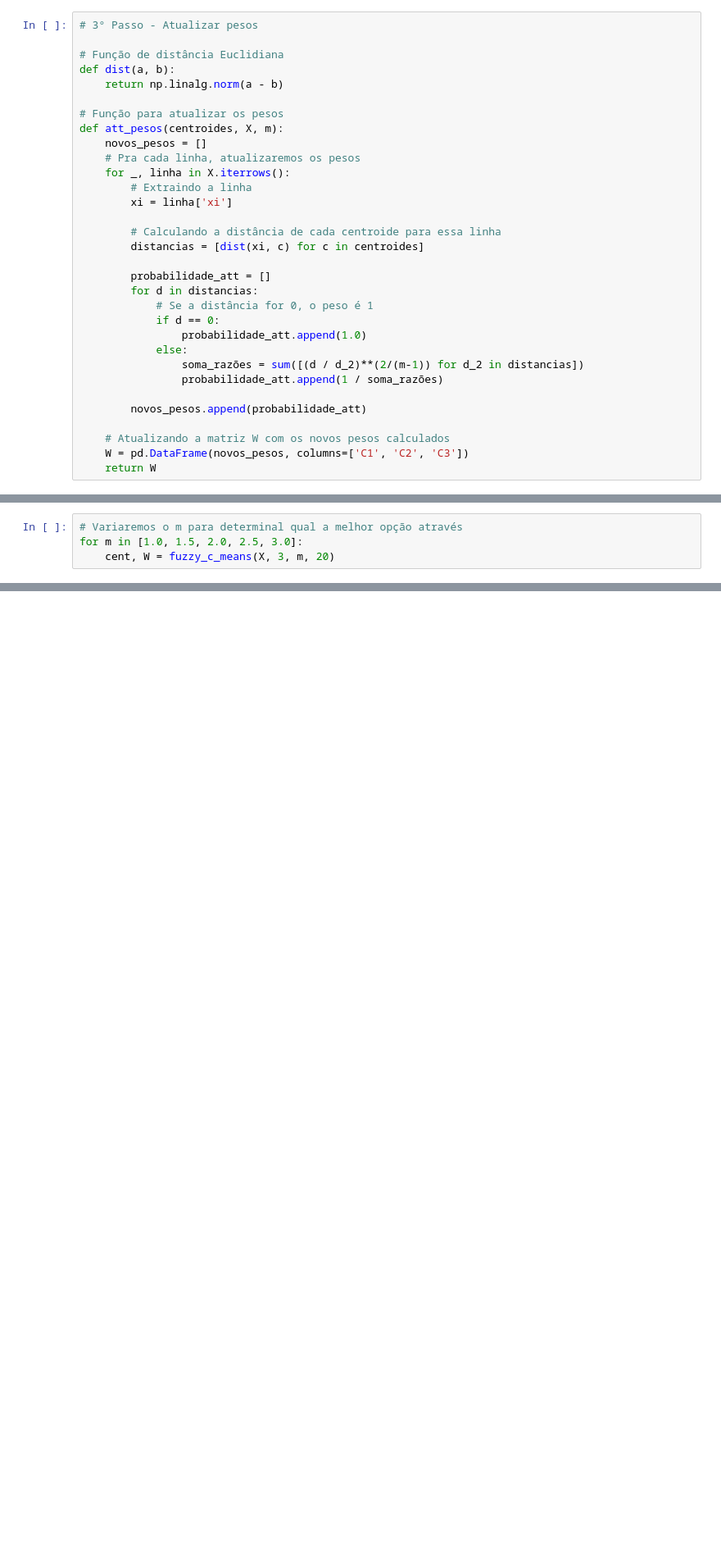
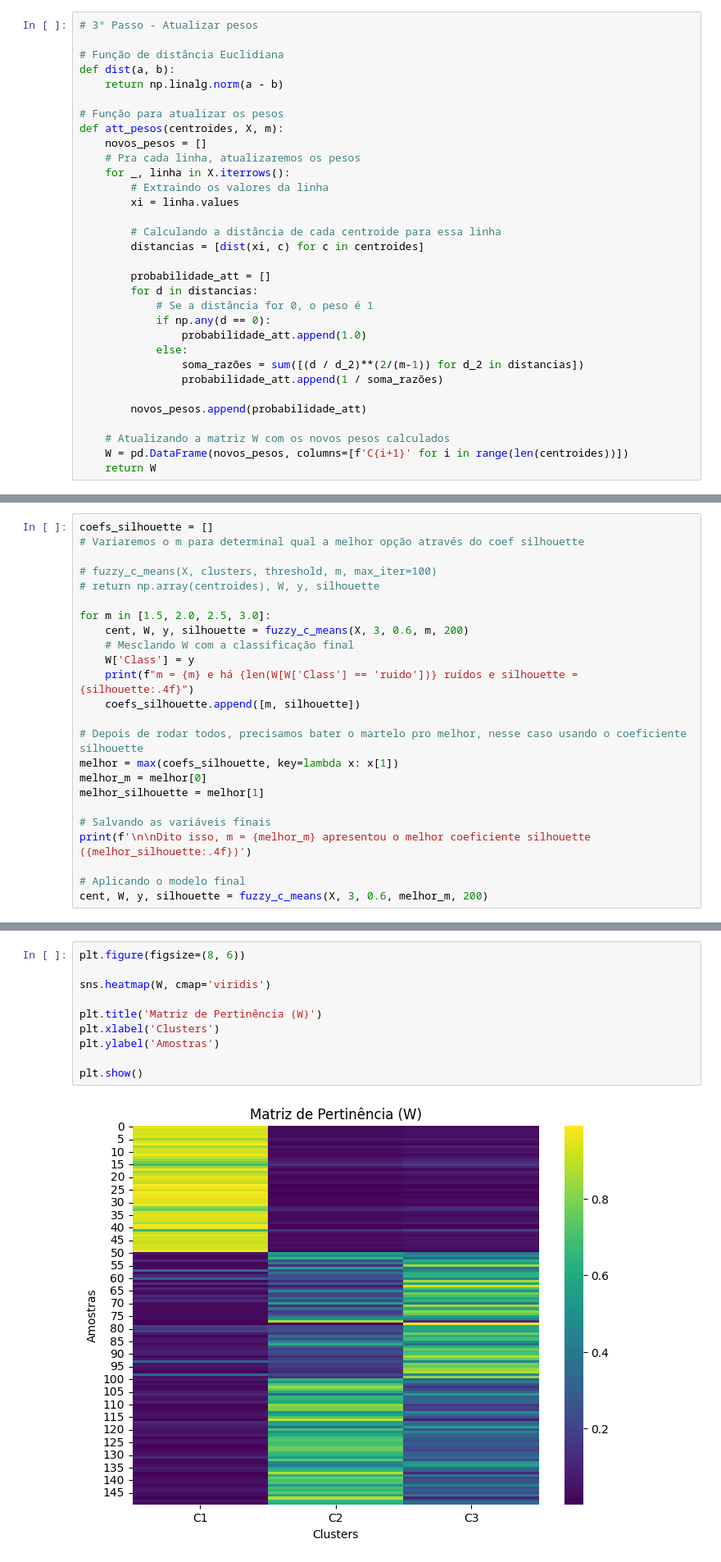
Before and after one commit to EdsonEdu2031/T1-Fuzzy-C-Means, a Jupyter notebook: main.ipynb, the cells around one changed output, grey strips where cells are left out. Shown at 82% size. Saved outputs shown, nothing was run; the diff lists cells and outputs as text; blank space fills up the shorter version.

```diff
--- a/main.ipynb
+++ b/main.ipynb
@@ -105,8 +64,8 @@ def att_pesos(centroides, X, m):
     novos_pesos = []
     # Pra cada linha, atualizaremos os pesos
     for _, linha in X.iterrows():
-        # Extraindo a linha
-        xi = linha['xi']
+        # Extraindo os valores da linha
+        xi = linha.values
 
         # Calculando a distância de cada centroide para essa linha
         distancias = [dist(xi, c) for c in centroides]
@@ -114,7 +73,7 @@ def att_pesos(centroides, X, m):
         probabilidade_att = []
         for d in distancias:
             # Se a distância for 0, o peso é 1
-            if d == 0:
+            if np.any(d == 0):
                 probabilidade_att.append(1.0)
             else:
                 soma_razões = sum([(d / d_2)**(2/(m-1)) for d_2 in distancias])
@@ -123,6 +82,6 @@ def att_pesos(centroides, X, m):
         novos_pesos.append(probabilidade_att)
 
     # Atualizando a matriz W com os novos pesos calculados
-    W = pd.DataFrame(novos_pesos, columns=['C1', 'C2', 'C3'])
+    W = pd.DataFrame(novos_pesos, columns=[f'C{i+1}' for i in range(len(centroides))])
     return W
 # %%
@@ -167,5 +148,25 @@ def fuzzy_c_means(X, clusters, m, max_iter=100):
 # %%
-# Variaremos o m para determinal qual a melhor opção através
-for m in [1.0, 1.5, 2.0, 2.5, 3.0]:
-    cent, W = fuzzy_c_means(X, 3, m, 20)
+coefs_silhouette = []
+# Variaremos o m para determinal qual a melhor opção através do coef silhouette
+
+# fuzzy_c_means(X, clusters, threshold, m, max_iter=100)
+# return np.array(centroides), W, y, silhouette
+
+for m in [1.5, 2.0, 2.5, 3.0]:
+    cent, W, y, silhouette = fuzzy_c_means(X, 3, 0.6, m, 200)
+    # Mesclando W com a classificação final
+    W['Class'] = y
+    print(f"m = {m} e há {len(W[W['Class'] == 'ruido'])} ruídos e silhouette = {silhouette:.4f}")
+    coefs_silhouette.append([m, silhouette])
+
+# Depois de rodar todos, precisamos bater o martelo pro melhor, nesse caso usando o coeficiente silhouette
+melhor = max(coefs_silhouette, key=lambda x: x[1])
+melhor_m = melhor[0]
+melhor_silhouette = melhor[1]
+
+# Salvando as variáveis finais
+print(f'\n\nDito isso, m = {melhor_m} apresentou o melhor coeficiente silhouette ({melhor_silhouette:.4f})')
+
+# Aplicando o modelo final
+cent, W, y, silhouette = fuzzy_c_means(X, 3, 0.6, melhor_m, 200)
 # %% [output]
@@ -172,0 +185,12 @@ Critério de parada atingido, com 17 iterações
+# %%
+plt.figure(figsize=(8, 6))
+
+sns.heatmap(W, cmap='viridis')
+
+plt.title('Matriz de Pertinência (W)')
+plt.xlabel('Clusters')
+plt.ylabel('Amostras')
+
+plt.show()
+# %% [output]
+[figure, added]
```
Also changed, not shown: parts of 20 cells of this notebook.
